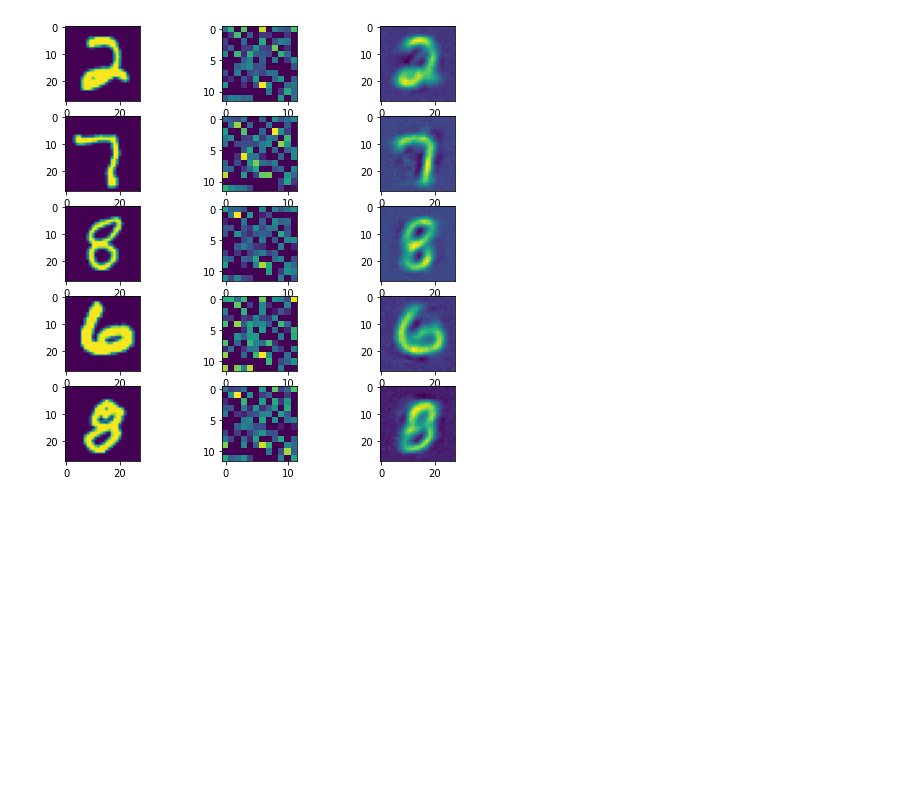
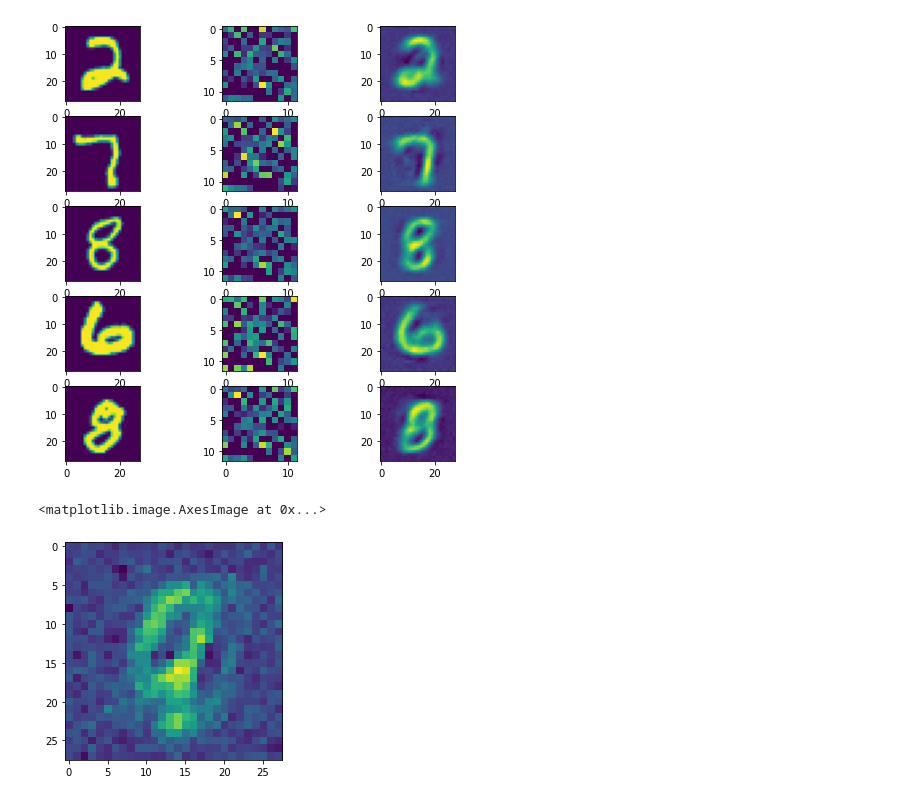
Before and after one commit to GiladSchneider/BasicEncoderDecoder, a Jupyter notebook: encoder2.ipynb, the cells around one changed output. Drawn from its saved outputs; the diff is of its cells as text; code cells hidden in the pictures; blank space fills up the shorter version.

```diff
--- a/encoder2.ipynb
+++ b/encoder2.ipynb
@@ -138,3 +138,14 @@ for i, image in enumerate(first_images):
     ax[i][2].imshow(model_out)
 # %% [output]
 [figure]
+# %%
+import numpy as np
+
+random_img = torch.Tensor([np.random.uniform(0, 1) for i in range(144)])
+decoded_img = model.decode(random_img)
+decoded_img = decoded_img.view(28, 28).detach()
+
+plt.imshow(decoded_img)
+# %% [output]
+<matplotlib.image.AxesImage at 0x...>
+[figure, added]
```
